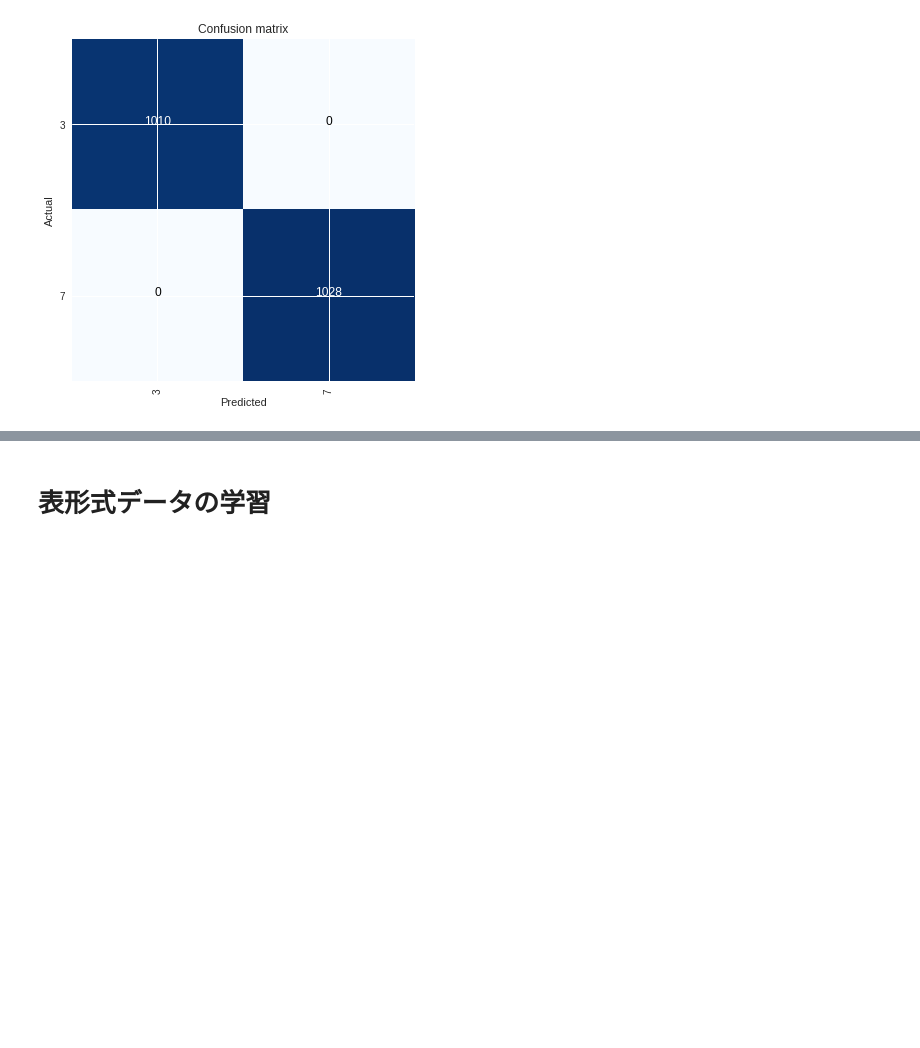
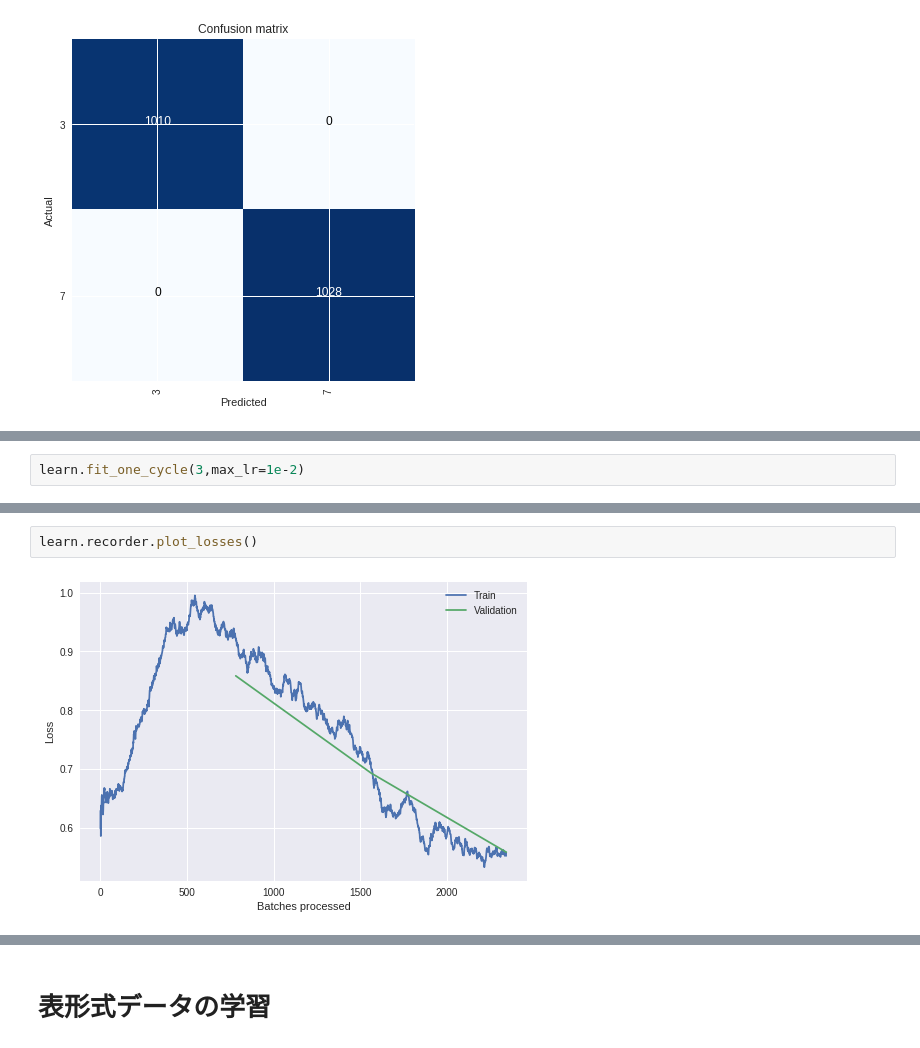
Before and after one commit to mickeykubo/dash, a Jupyter notebook: fastai_training.ipynb, the cells around one changed output, grey strips where cells are left out. Saved outputs shown, nothing was run; the diff lists cells and outputs as text; blank space fills up the shorter version.

```diff
--- a/fastai_training.ipynb
+++ b/fastai_training.ipynb
@@ -124,0 +152,2 @@ interp.plot_confusion_matrix()
+# %%
+learn.fit_one_cycle(3,max_lr=1e-2)
@@ -124,0 +160,4 @@ interp.plot_confusion_matrix()
+# %%
+learn.recorder.plot_losses()
+# %% [output]
+[figure, added]
```
Also changed, not shown: parts of 11 cells of this notebook.
